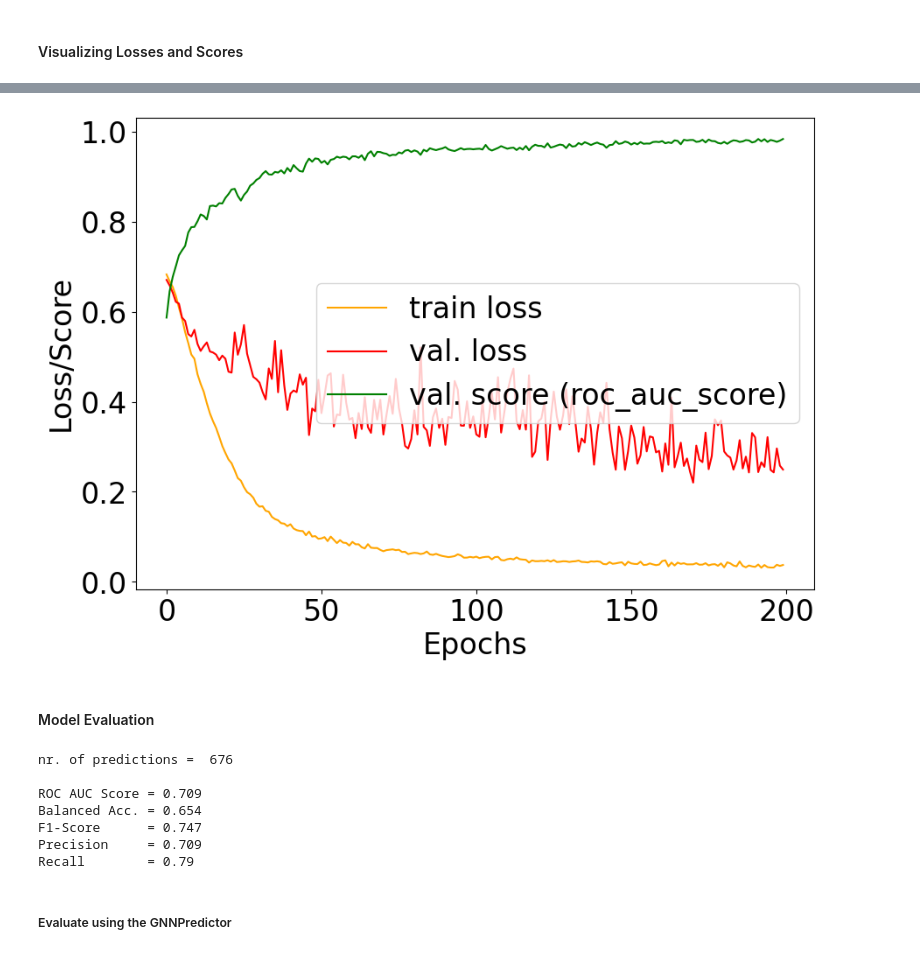
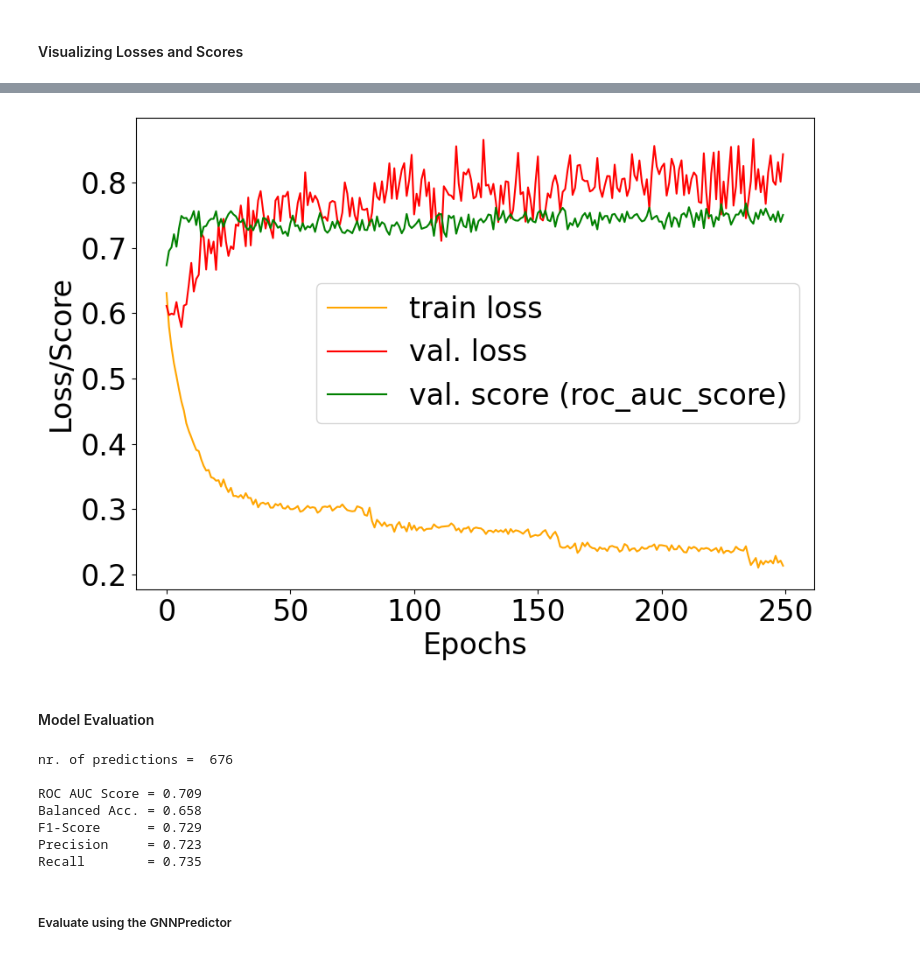
Before and after one commit to djoy4stem/qsar_w_gnns, a Jupyter notebook: notebooks/dd2/dd2_gin_classification.ipynb, the cells around one changed output, grey strips where cells are left out. Saved outputs shown, nothing was run; the diff lists cells and outputs as text; code cells hidden in the pictures.

```diff
--- a/notebooks/dd2/dd2_gin_classification.ipynb
+++ b/notebooks/dd2/dd2_gin_classification.ipynb
@@ -284,8 +284,8 @@ from sklearn.preprocessing import MinMaxScaler, StandardScaler
 batch_size=32
 train_loader, val_loader, test_loader =datasets.get_dataloaders(train_data=train_dataset, test_data=test_dataset
                                                                  , val_data=val_dataset, batch_size=batch_size, shuffle_train=True
-                                                                 , add_global_feats_to_nodes=True, num_workers=0
-                                                                 , scale_features=True, feature_scaler=StandardScaler())
+                                                                 , add_global_feats_to_nodes=False, num_workers=0
+                                                                )
 
 
 dd2_loader_fname = f'{DATASET_DIR}/dd2_dataloaders_for_gin.pt'
@@ -327,7 +323,7 @@ exp_params_grid = {
     'task': 'binary_classification','in_channels' : in_channels, 'global_fdim' : global_fdim,
     'model': ['graph_nns.GIN'],
 
-    'gnn_hidden_neurons': [300, 500]
+    'gnn_hidden_neurons': [200, 400]
     , 'gnn_nlayers':[2,3]
     # , 'ffn_hidden_neurons': [64, 128, 256, 384, 512]
     , 'ffn_hidden_neurons': [150, 250]
@@ -336,7 +332,7 @@ exp_params_grid = {
     , 'gpooling_func' : ['mean'],
 
     # 'learning_rate': [2e-2, 3e-1], 'n_epochs': [100, 200],
-    'learning_rate': [1e-1, 2e-1], 'n_epochs': [100, 200],
+    'learning_rate': [1e-1, 2e-1], 'n_epochs': [150, 250],
     'criterion' : criterion,
     'optimizer' : ["{'optimizer_type':'torch.optim.SGD', 'weight_decay':1e-3}"],
     'scheduler' : ["{'lr_scheduler_type':'lr_scheduler.ReduceLROnPlateau', 'mode':'min', 'factor':0.9, 'patience':75, 'threshold':1e-02, 'eps':1e-08}"],
@@ -448,7 +435,7 @@ Wall time: 7min 17s
 <h4 style="font-family: cursive"> Visualizing Losses and Scores</h4>
 # %%
 %%time
-# train_losses, val_losses, val_scores = gnn_trainer.train(train_loader=train_loader, val_loader=val_loader)
-gin_model = my_hpo.best_model
+best_params = results['best_params']
+gin_model   = my_hpo.best_model
 train_losses, val_losses, val_scores = my_hpo.train_val_metadata["train_losses"],  my_hpo.train_val_metadata["val_losses"], my_hpo.train_val_metadata["val_scores"],
 # %% [output]
@@ -457,12 +444,12 @@ Wall time: 775 µs
 # %%
 # list(gin_model.state_dict().keys())
 # %%
-utilities.plots_train_val_metrics(train_losses=train_losses, val_scores=val_scores
+visuals.plots_train_val_metrics(train_losses=train_losses, val_scores=val_scores
                             , val_losses=val_losses, figsize=(10, 7)
                             , image_pathname=f"{DATASET_DIR}/models/dd2_class_gnn_stats_gin.jpeg"
                             , val_score_name=best_params['scoring_func'])
 # %% [output]
-[figure, old version]
+[figure, new version]
 # %%
 torch.save(gin_model.state_dict(), f"{DATASET_DIR}/models/dd2_class_gin_model.pt")
 # %% [markdown]
@@ -476,9 +463,7 @@ test_pred, test_true = predictions.predict_from_loader(loader=test_loader, model
 threshold = 0.5
 test_pred_classes = [int(x>threshold) for x in test_pred.squeeze(1)]
 
-# # print(test_pred)
-# print(test_pred_classes)
-# print(test_true.detach().cpu().numpy())
+
 print("nr. of predictions = ", len(test_true))
 
 print(f"\nROC AUC Score = {round(roc_auc_score(test_true.cpu(), test_pred.detach().cpu()),3)}")
@@ -486,25 +471,14 @@ print(f"Balanced Acc. = {round(balanced_accuracy_score(test_true.cpu(), test_pre
 print(f"F1-Score      = {round(f1_score(test_true.cpu(), test_pred_classes),3)}")
 print(f"Precision     = {round(precision_score(test_true.cpu(), test_pred_classes),3)}")
 print(f"Recall        = {round(recall_score(test_true.cpu(), test_pred_classes),3)}")
-
-# # s = [test_pred_classes[i] == test_true[i].item() for i in range(len(test_pred_classes))  ]
-# # print(sum(s)/len(test_pred_classes))
-
-# true_pos = [i for i in range(len(test_true)) if test_true[i].item()==1.0 ]
-# print("len(true_pos) = ", len(true_pos))
-# # r = [test_pred_classes[i] == test_true[i].item() if test_true[i].item()==1.0 for i in range(len(test_pred_classes))  ]
-
-# tp = sum( [ test_pred_classes[i] == test_true[i].item()  for i in true_pos])
-# print("tp = ", tp)
-# tp/len(true_pos)
 # %% [output]
 nr. of predictions =  676
 
 ROC AUC Score = 0.709
-Balanced Acc. = 0.654
-F1-Score      = 0.747
-Precision     = 0.709
-Recall        = 0.79
+Balanced Acc. = 0.658
+F1-Score      = 0.729
+Precision     = 0.723
+Recall        = 0.735
 # %% [markdown]
 <h5 style="font-family: cursive"> Evaluate using the GNNPredictor</h5>
 # %%
```
Also changed, not shown: parts of 7 cells of this notebook, 12 other files.
